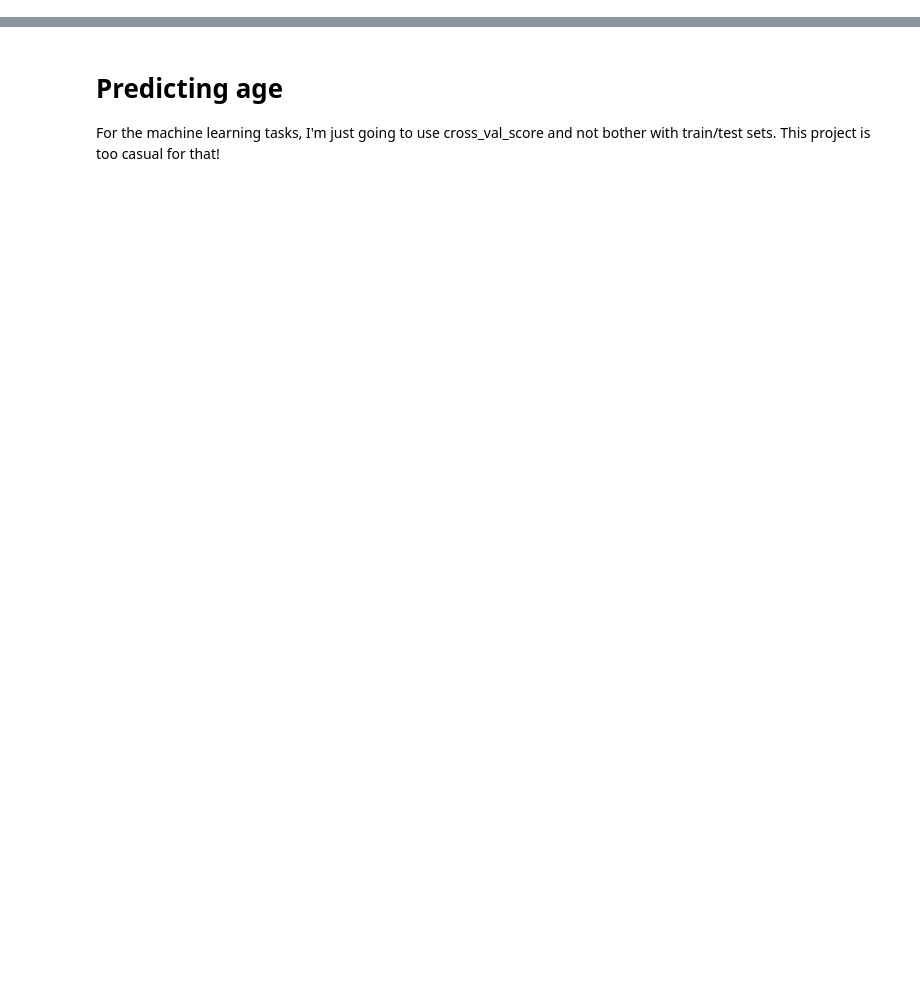
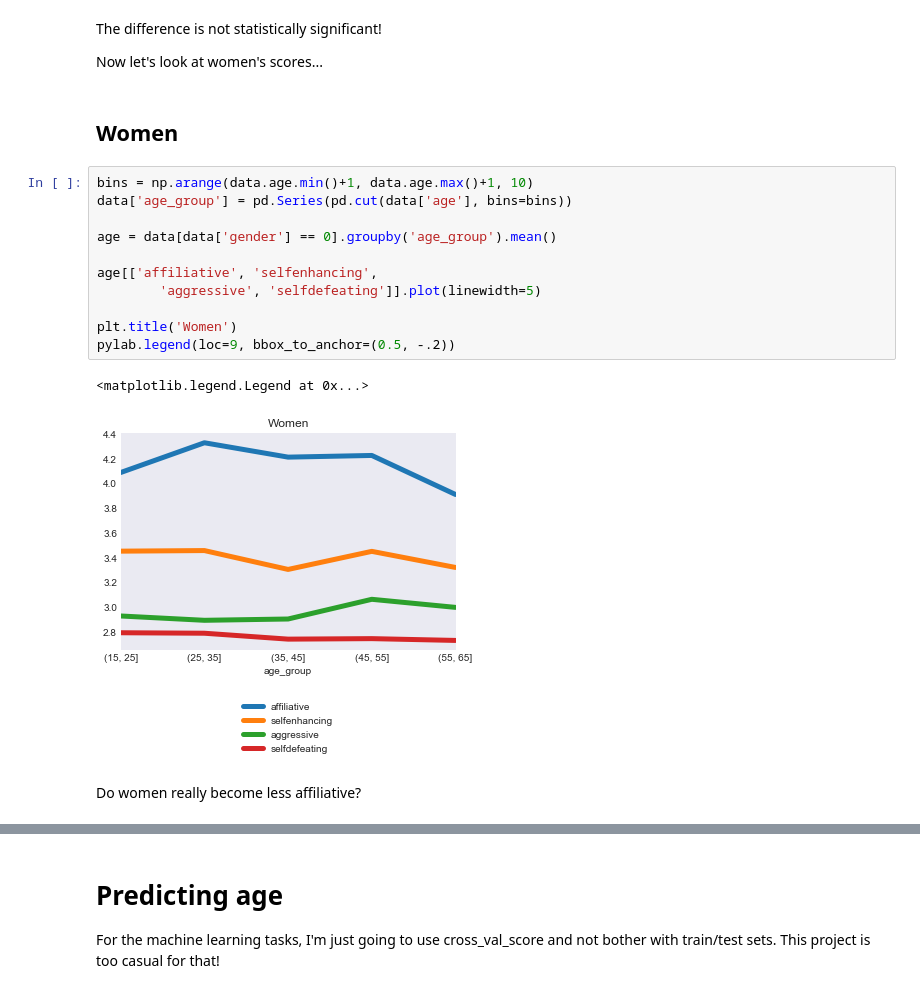
Before and after one commit to vincefav/humor-styles, a Jupyter notebook: Humor styles.ipynb, the cells around one changed output, grey strips where cells are left out. Cells and saved outputs as stored; diff of their text form; blank space fills up the shorter version.

```diff
--- a/Humor styles.ipynb
+++ b/Humor styles.ipynb
@@ -64,0 +102,22 @@ data['accuracy'].hist(edgecolor='black', bins=4)
+# %% [markdown]
+The difference is not statistically significant!
+
+Now let's look at women's scores...
+# %% [markdown]
+## Women
+# %%
+bins = np.arange(data.age.min()+1, data.age.max()+1, 10)
+data['age_group'] = pd.Series(pd.cut(data['age'], bins=bins))
+
+age = data[data['gender'] == 0].groupby('age_group').mean()
+
+age[['affiliative', 'selfenhancing',
+        'aggressive', 'selfdefeating']].plot(linewidth=5)
+
+plt.title('Women')
+pylab.legend(loc=9, bbox_to_anchor=(0.5, -.2))
+# %% [output]
+<matplotlib.legend.Legend at 0x...>
+[figure, added]
+# %% [markdown]
+Do women really become less affiliative?
```
Also changed, not shown: parts of 19 cells of this notebook.
